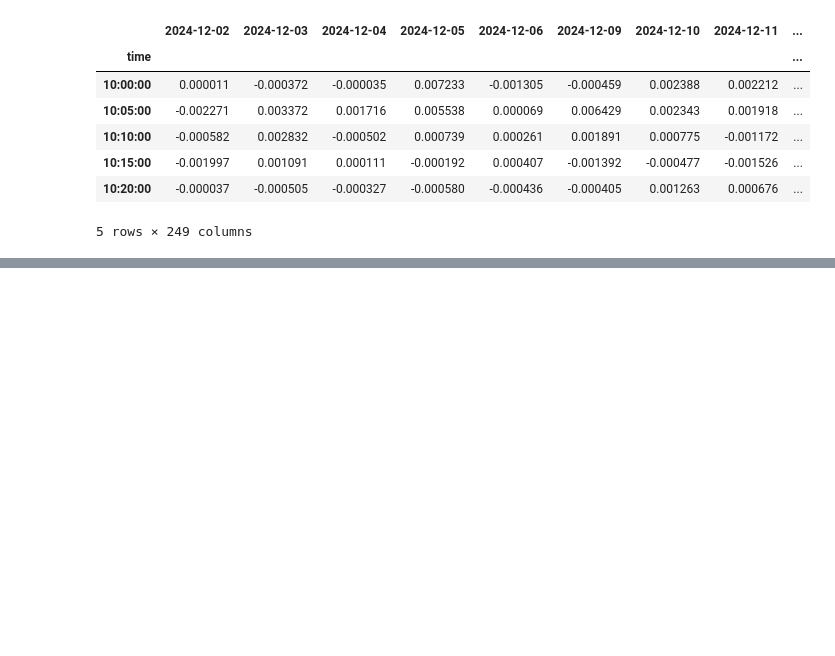
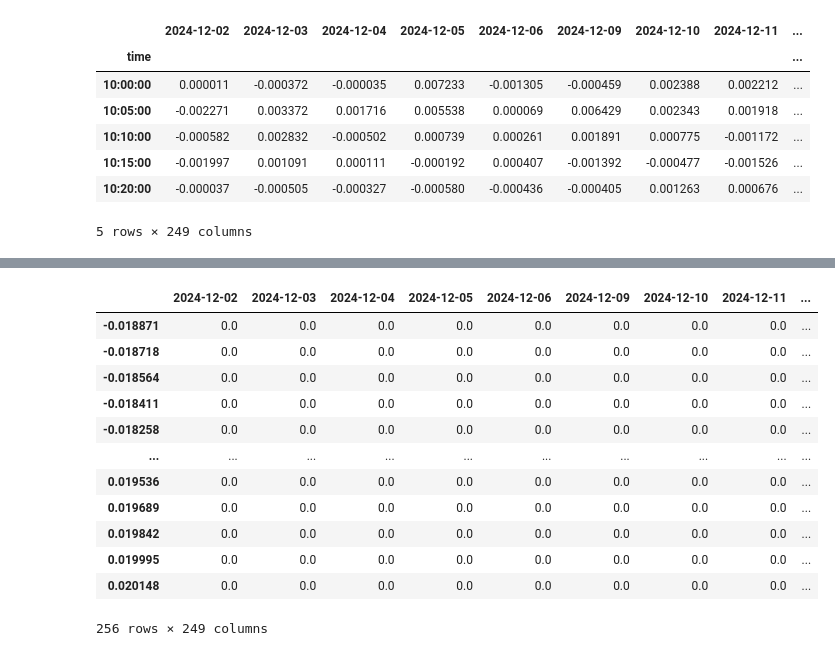
Before and after one commit to matheus-vizzotto/densities4risk, a Jupyter notebook: notebooks/01_density.ipynb, the cells around one changed output, grey strips where cells are left out. Cells and saved outputs as stored; diff of their text form; code cells hidden in the pictures; blank space fills up the shorter version.

```diff
--- a/notebooks/01_density.ipynb
+++ b/notebooks/01_density.ipynb
@@ -543,23 +494,0 @@ TypeError: only integer scalar arrays can be converted to a scalar index
-# %%
-results = []
-
-dfs_kde = []
-for params in ParameterGrid(param_grid):
-    kde, density = fit_kde_model(f_t, params)
-
-    df_model = pd.DataFrame({
-        "x": kde.grid,
-        "density": density,
-        **params
-    })
-
-    dfs_kde.append(df_model)
-
-df_kde = pd.concat(dfs_kde, ignore_index=True)
-
-df_kde["model"] = (
-    df_kde["kernel"]
-    + ", h=" + df_kde["bandwidth"].astype(str)
-    + ", adaptive=" + df_kde["adaptive"].astype(str)
-    + df_kde["df"].fillna("").apply(lambda x: f", df={x}" if not pd.isna(x) else "")
-    )
@@ -565,0 +513,16 @@ df_kde["model"] = (
+# %%
+densities
+# %% [output]
+|  | 2024-12-02 | 2024-12-03 | 2024-12-04 | 2024-12-05 | 2024-12-06 | 2024-12-09 | 2024-12-10 | 2024-12-11 | ... |
+| -0.018871 | 0.0 | 0.0 | 0.0 | 0.0 | 0.0 | 0.0 | 0.0 | 0.0 | ... |
+| -0.018718 | 0.0 | 0.0 | 0.0 | 0.0 | 0.0 | 0.0 | 0.0 | 0.0 | ... |
+| -0.018564 | 0.0 | 0.0 | 0.0 | 0.0 | 0.0 | 0.0 | 0.0 | 0.0 | ... |
+| -0.018411 | 0.0 | 0.0 | 0.0 | 0.0 | 0.0 | 0.0 | 0.0 | 0.0 | ... |
+| -0.018258 | 0.0 | 0.0 | 0.0 | 0.0 | 0.0 | 0.0 | 0.0 | 0.0 | ... |
+| ... | ... | ... | ... | ... | ... | ... | ... | ... | ... |
+| 0.019536 | 0.0 | 0.0 | 0.0 | 0.0 | 0.0 | 0.0 | 0.0 | 0.0 | ... |
+| 0.019689 | 0.0 | 0.0 | 0.0 | 0.0 | 0.0 | 0.0 | 0.0 | 0.0 | ... |
+| 0.019842 | 0.0 | 0.0 | 0.0 | 0.0 | 0.0 | 0.0 | 0.0 | 0.0 | ... |
+| 0.019995 | 0.0 | 0.0 | 0.0 | 0.0 | 0.0 | 0.0 | 0.0 | 0.0 | ... |
+| 0.020148 | 0.0 | 0.0 | 0.0 | 0.0 | 0.0 | 0.0 | 0.0 | 0.0 | ... |
+256 rows × 249 columns
```
Also changed, not shown: parts of 16 cells of this notebook, 1 other file.
